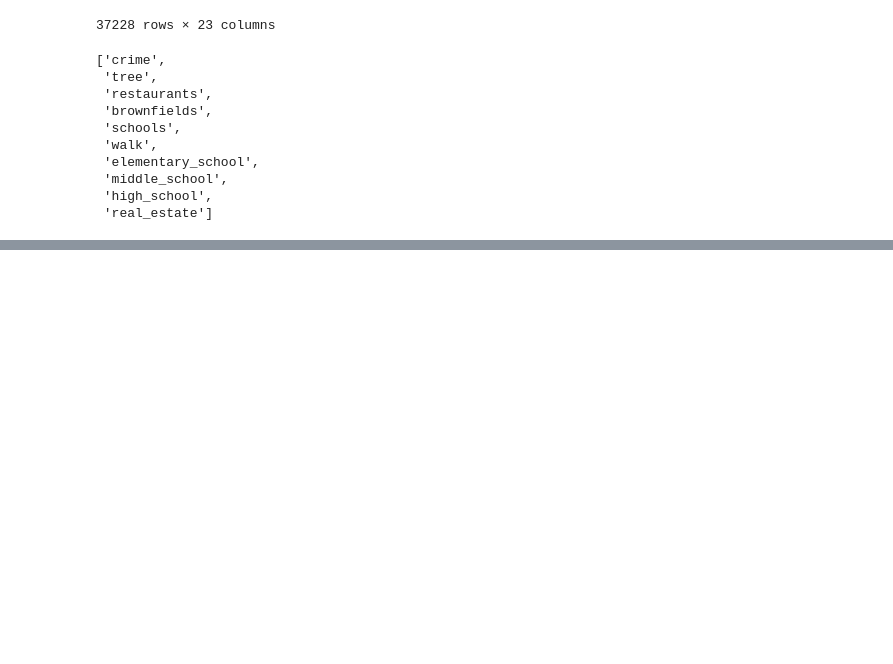
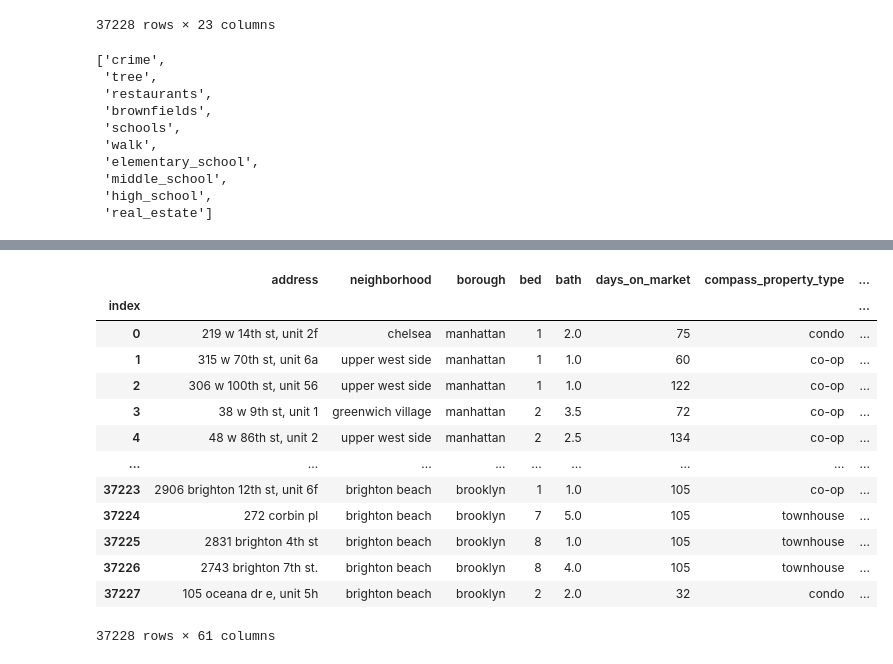
Before and after one commit to shadeetabasi/NYC-Challenge-Final, a Jupyter notebook: python_files/SQL_alchemy.ipynb, the cells around one changed output, grey strips where cells are left out. Drawn from its saved outputs; the diff is of its cells as text; code cells hidden in the pictures; blank space fills up the shorter version.

```diff
--- a/python_files/SQL_alchemy.ipynb
+++ b/python_files/SQL_alchemy.ipynb
@@ -72,3 +72,8 @@ engine.table_names()
  'real_estate']
 # %%
 clean_real_estate_df.to_sql(name='real_estate', con=engine, if_exists='append', index=True)
+# %%
+#loading restaurants CSV
+real_estate_final_path ="merged_re.csv"
+real_estate_final = pd.read_csv(real_estate_final_path)
+real_estate_final.head()
@@ -74,0 +88,3 @@ clean_real_estate_df.to_sql(name='real_estate', con=engine, if_exists='append',
+# %%
+clean_real_estate_final_df = real_estate_final.drop(['index'], axis=1)
+clean_real_estate_final_df
@@ -74,0 +105,19 @@ clean_real_estate_df.to_sql(name='real_estate', con=engine, if_exists='append',
+# %%
+#Reset index name to load into SQL database
+clean_real_estate_final_df.index.name = "index"
+clean_real_estate_final_df
+# %% [output]
+|  | address | neighborhood | borough | bed | bath | days_on_market | compass_property_type | ... |
+| index |  |  |  |  |  |  |  | ... |
+| 0 | 219 w 14th st, unit 2f | chelsea | manhattan | 1 | 2.0 | 75 | condo | ... |
+| 1 | 315 w 70th st, unit 6a | upper west side | manhattan | 1 | 1.0 | 60 | co-op | ... |
+| 2 | 306 w 100th st, unit 56 | upper west side | manhattan | 1 | 1.0 | 122 | co-op | ... |
+| 3 | 38 w 9th st, unit 1 | greenwich village | manhattan | 2 | 3.5 | 72 | co-op | ... |
+| 4 | 48 w 86th st, unit 2 | upper west side | manhattan | 2 | 2.5 | 134 | co-op | ... |
+| ... | ... | ... | ... | ... | ... | ... | ... | ... |
+| 37223 | 2906 brighton 12th st, unit 6f | brighton beach | brooklyn | 1 | 1.0 | 105 | co-op | ... |
+| 37224 | 272 corbin pl | brighton beach | brooklyn | 7 | 5.0 | 105 | townhouse | ... |
+| 37225 | 2831 brighton 4th st | brighton beach | brooklyn | 8 | 1.0 | 105 | townhouse | ... |
+| 37226 | 2743 brighton 7th st. | brighton beach | brooklyn | 8 | 4.0 | 105 | townhouse | ... |
+| 37227 | 105 oceana dr e, unit 5h | brighton beach | brooklyn | 2 | 2.0 | 32 | condo | ... |
+37228 rows × 61 columns
```
Also changed, not shown: parts of 6 cells of this notebook, 2 other files.
